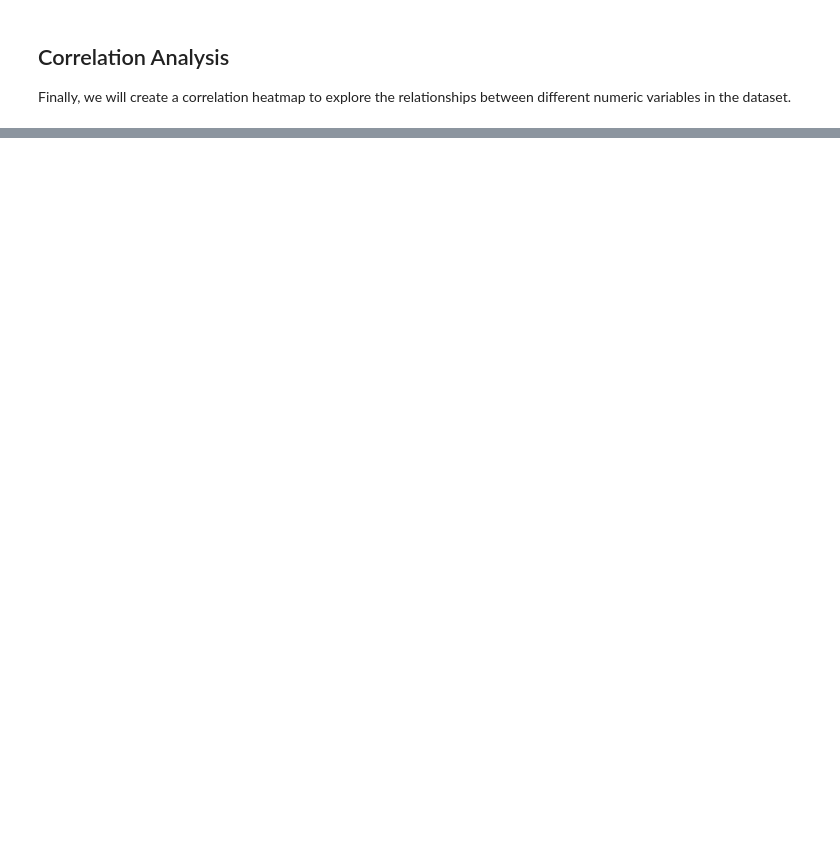
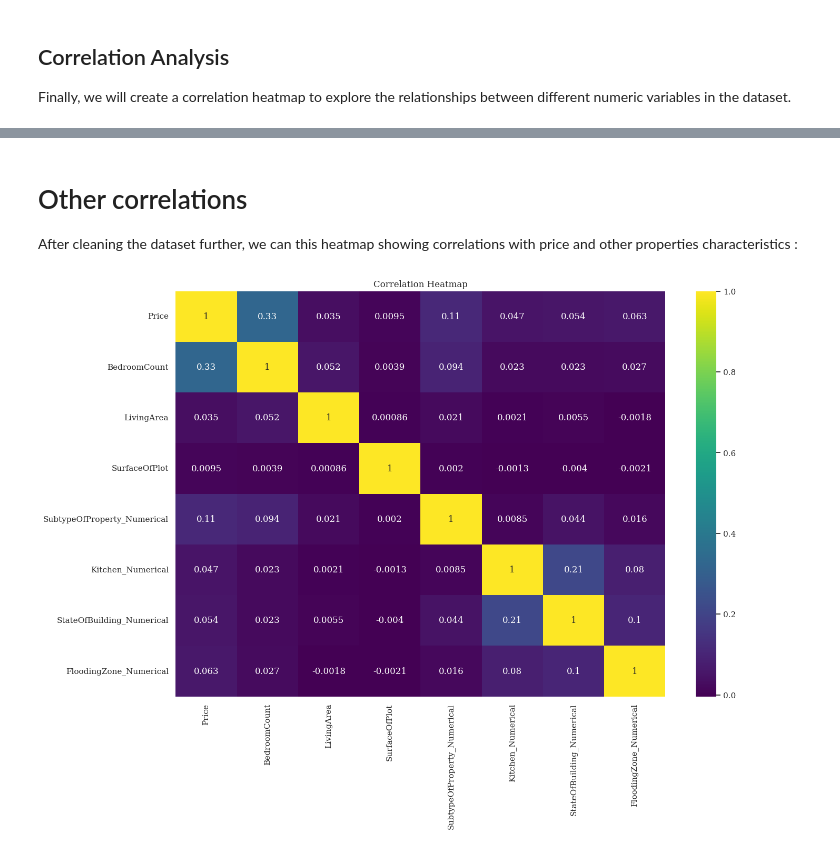
Before and after one commit to appiKaL/immo-eliza-analysis, a Jupyter notebook: immo_eliza_notebook.ipynb, the cells around one changed output, grey strips where cells are left out. Cells and saved outputs as stored; diff of their text form; code cells hidden in the pictures; blank space fills up the shorter version.

```diff
--- a/immo_eliza_notebook.ipynb
+++ b/immo_eliza_notebook.ipynb
@@ -155,0 +156,18 @@ plt.show()
+# %% [markdown]
+# Other correlations
+
+After cleaning the dataset further, we can this heatmap showing correlations with price and other properties characteristics :
+# %%
+sns.set_theme(style="whitegrid", palette="pastel", font="serif")
+
+df = pd.read_csv('clean_dataset.csv')
+# %%
+numerical_df = df[['Price','BedroomCount','LivingArea','SurfaceOfPlot','SubtypeOfProperty_Numerical','Kitchen_Numerical','StateOfBuilding_Numerical','FloodingZone_Numerical']]
+correlation_matrix = numerical_df.corr()
+
+plt.figure(figsize=(15, 10))
+sns.heatmap(correlation_matrix, annot=True, cmap="viridis", cbar=True)
+plt.title("Correlation Heatmap")
+plt.show()
+# %% [output]
+[figure, added]
```
Also changed, not shown: parts of 11 cells of this notebook.
